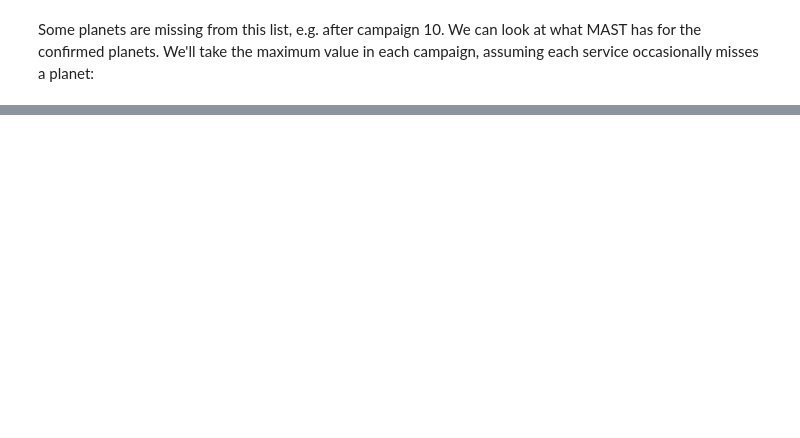
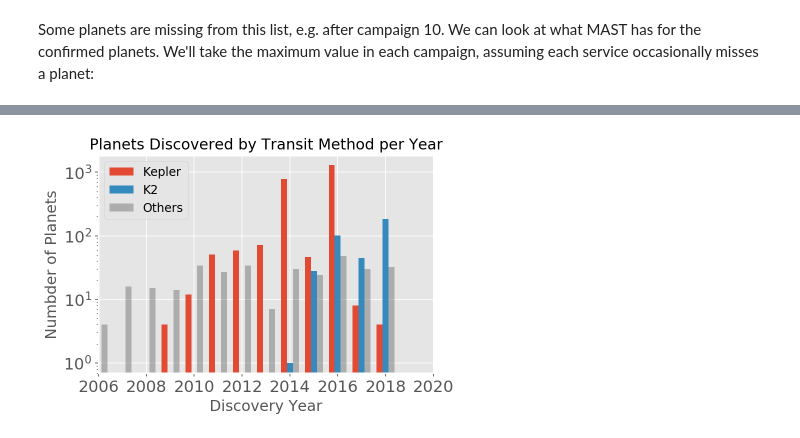
Before and after one commit to christinahedges/atmosphere-charts, a Jupyter notebook: planethist.ipynb, the cells around one changed output, grey strips where cells are left out. Drawn from its saved outputs; the diff is of its cells as text; code cells hidden in the pictures; blank space fills up the shorter version.

```diff
--- a/planethist.ipynb
+++ b/planethist.ipynb
@@ -159,18 +167,21 @@ def planetsperyear(res = kepler):
 # %%
 yrs, count = planetsperyear(kepler)
 plt.bar(yrs-0.25, count, 0.25, label='Kepler')
 yrs, count = planetsperyear(k2)
 plt.bar(yrs, count, 0.25,  label='K2')
 yrs, count = planetsperyear(notk)
-plt.bar(yrs+0.25, count, 0.25, label='Others', color='C3')
+plt.bar(yrs+0.25, count, 0.25, label='Others', color='C3', alpha=0.5)
 
 
-plt.legend(fontsize=12)
-plt.ylim(0,125)
+plt.legend(fontsize=12, loc=2)
+#plt.ylim(0,125)
+plt.yscale('log')
 plt.xlim(2006, 2019)
 _ = plt.xticks(np.arange(2006,2022,2));
 plt.xlabel('Discovery Year', fontsize=15)
 plt.ylabel('Numbder of Planets', fontsize=15)
-plt.title('Planets Discovery by Transit Method per Year', fontsize=15)
+plt.title('Planets Discovered by Transit Method per Year', fontsize=15)
 
 plt.savefig('charts/planetdiscoverys.png', dpi=300, bbox_inches='tight')
+# %% [output]
+[figure, added]
```
Also changed, not shown: parts of 10 cells of this notebook, 27 other files.
